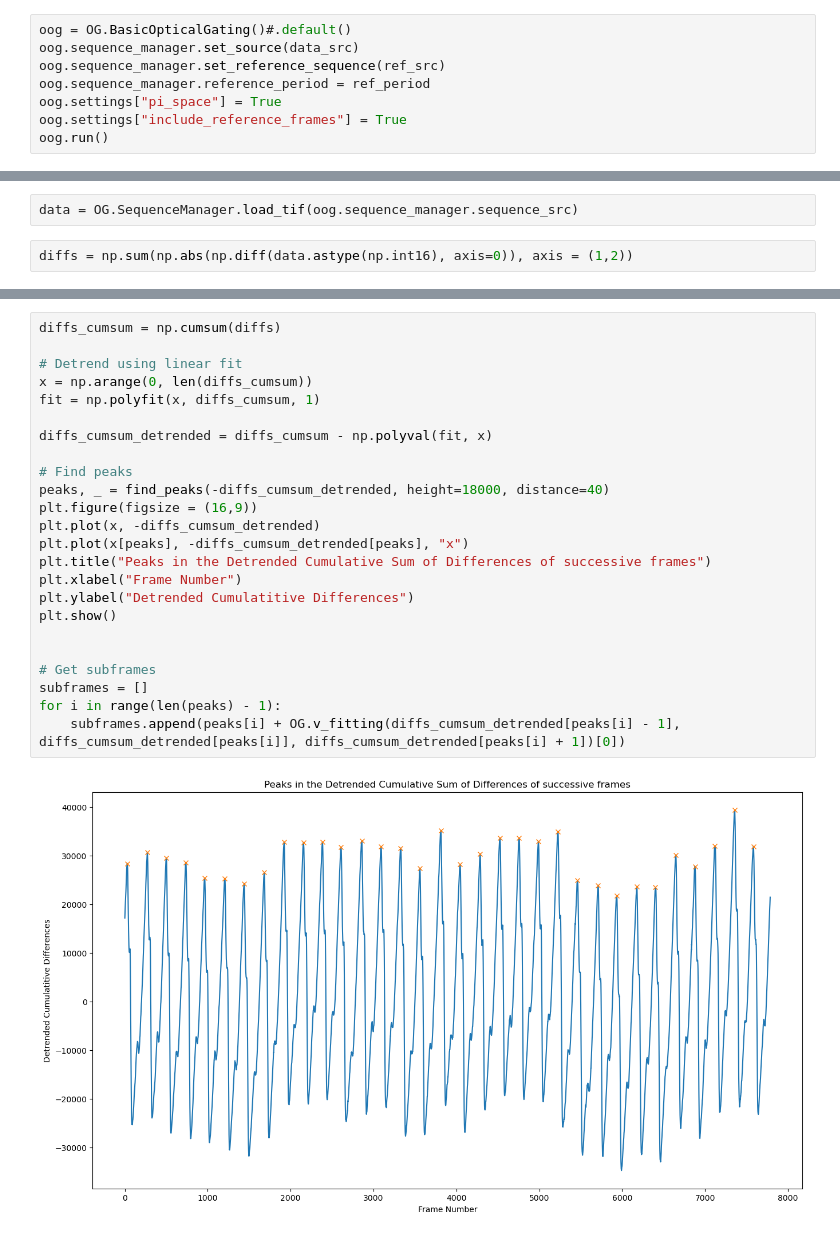
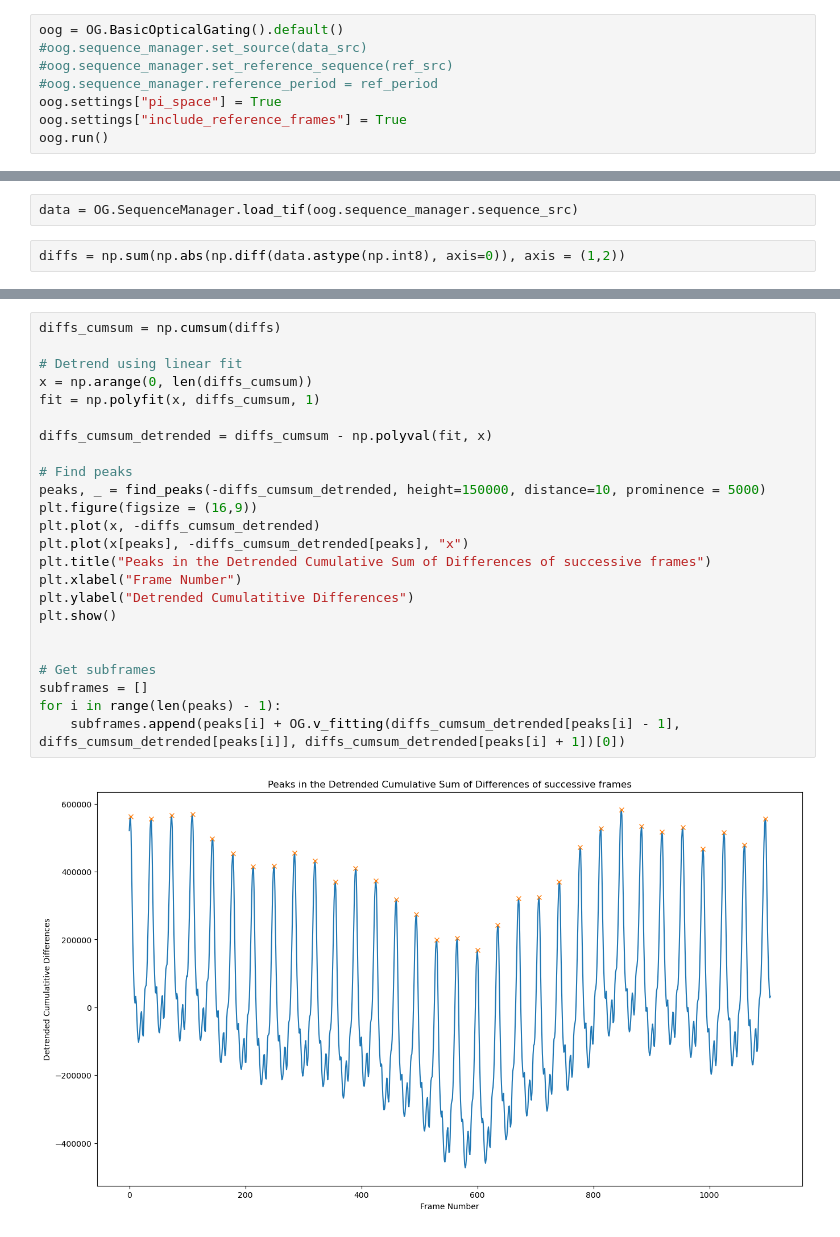
Before and after one commit to karlinr/optical_gating_analysis, a Jupyter notebook: analysis/analysis/2024_04/hrv_analysis_3.ipynb, the cells around one changed output, grey strips where cells are left out. Cells and saved outputs as stored; diff of their text form.

```diff
--- a/analysis/analysis/2024_04/hrv_analysis_3.ipynb
+++ b/analysis/analysis/2024_04/hrv_analysis_3.ipynb
@@ -11,9 +11,9 @@ ref_src = r"E:\data\my data\Arrhythmic imaging April 2024\2024-04-05 17.38.02 vi
 ref_period = 158.758804
 # %%
-oog = OG.BasicOpticalGating()#.default()
-oog.sequence_manager.set_source(data_src)
-oog.sequence_manager.set_reference_sequence(ref_src)
-oog.sequence_manager.reference_period = ref_period
+oog = OG.BasicOpticalGating().default()
+#oog.sequence_manager.set_source(data_src)
+#oog.sequence_manager.set_reference_sequence(ref_src)
+#oog.sequence_manager.reference_period = ref_period
 oog.settings["pi_space"] = True
 oog.settings["include_reference_frames"] = True
 oog.run()
@@ -25,7 +25,7 @@ Getting phases
 # %%
 data = OG.SequenceManager.load_tif(oog.sequence_manager.sequence_src)
 # %%
-diffs = np.sum(np.abs(np.diff(data.astype(np.int16), axis=0)), axis = (1,2))
+diffs = np.sum(np.abs(np.diff(data.astype(np.int8), axis=0)), axis = (1,2))
 # %%
 plt.figure(figsize = (16,9))
 plt.title("Sum of Absolute Differences between frames")
@@ -38,29 +38,29 @@ plt.show()
 # %%
 diffs_cumsum = np.cumsum(diffs)
 
 # Detrend using linear fit
 x = np.arange(0, len(diffs_cumsum))
 fit = np.polyfit(x, diffs_cumsum, 1)
 
 diffs_cumsum_detrended = diffs_cumsum - np.polyval(fit, x)
 
 # Find peaks
-peaks, _ = find_peaks(-diffs_cumsum_detrended, height=18000, distance=40)
+peaks, _ = find_peaks(-diffs_cumsum_detrended, height=150000, distance=10, prominence = 5000)
 plt.figure(figsize = (16,9))
 plt.plot(x, -diffs_cumsum_detrended)
 plt.plot(x[peaks], -diffs_cumsum_detrended[peaks], "x")
 plt.title("Peaks in the Detrended Cumulative Sum of Differences of successive frames")
 plt.xlabel("Frame Number")
 plt.ylabel("Detrended Cumulatitive Differences")
 plt.show()
 
 
 # Get subframes
 subframes = []
 for i in range(len(peaks) - 1):
     subframes.append(peaks[i] + OG.v_fitting(diffs_cumsum_detrended[peaks[i] - 1], diffs_cumsum_detrended[peaks[i]], diffs_cumsum_detrended[peaks[i] + 1])[0])
 # %% [output]
-[figure, old version]
+[figure, new version]
 # %%
 plt.figure(figsize = (16,9))
 plt.scatter(oog.phases, diffs_cumsum_detrended, c = range(len(oog.phases)))
```
Also changed, not shown: parts of 20 cells of this notebook, 8 other files.
